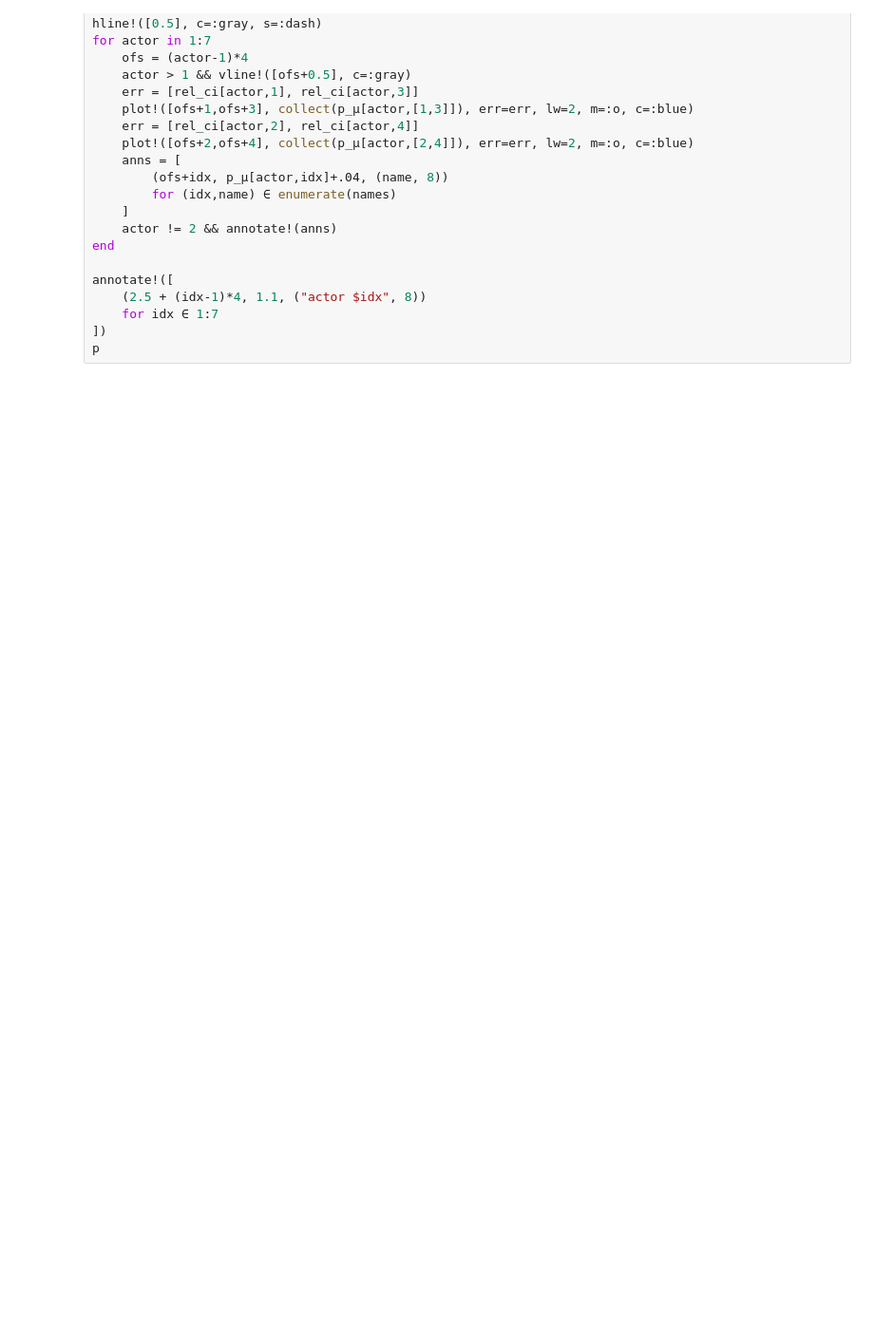
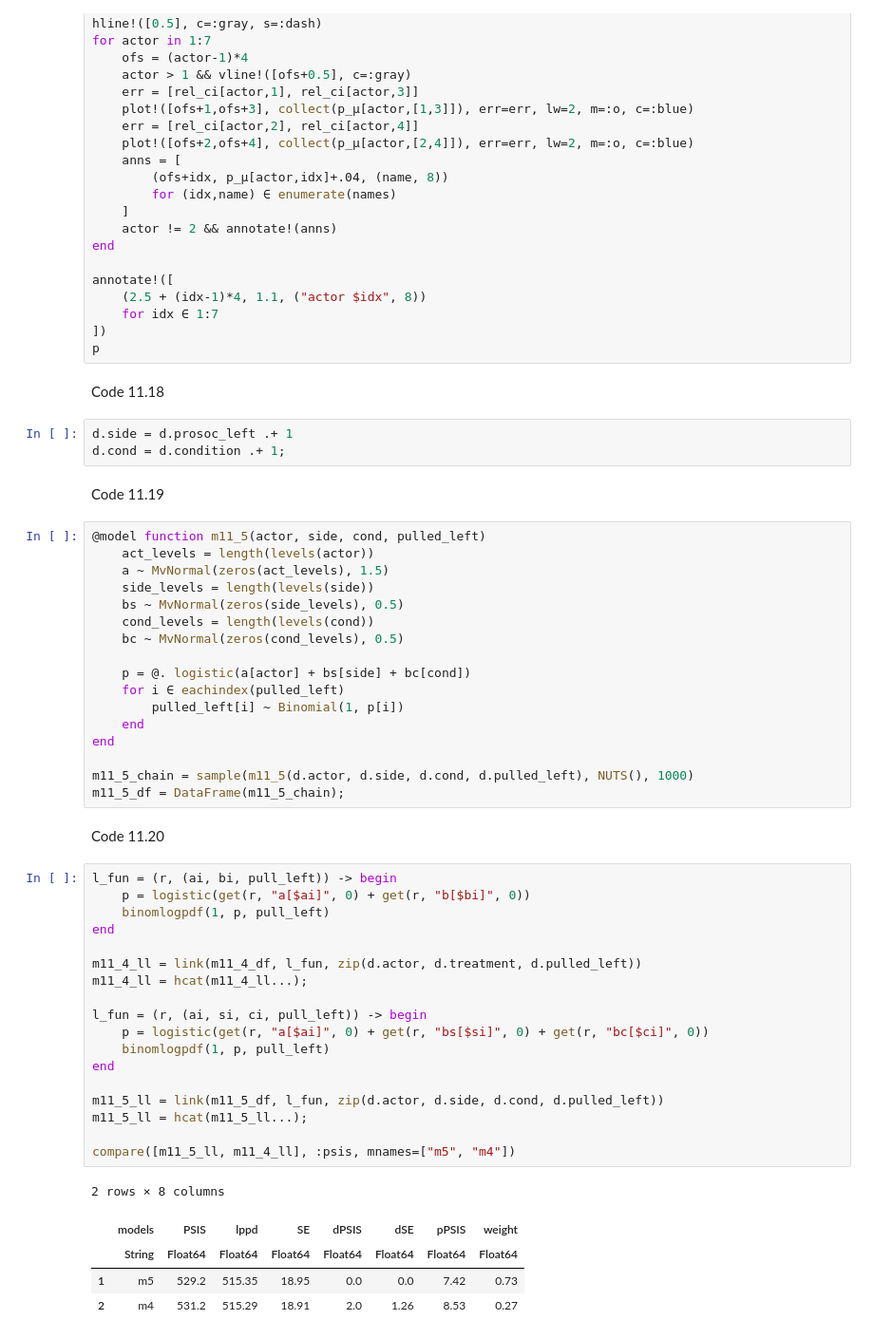
Before and after one commit to Shmuma/rethinking-2ed-julia, a Jupyter notebook: 11-Chapter 11. God Spiked the Integers.ipynb, the cells around one changed output. Shown at 95% size. Drawn from its saved outputs; the diff is of its cells as text; blank space fills up the shorter version.

```diff
--- a/11-Chapter 11. God Spiked the Integers.ipynb
+++ b/11-Chapter 11. God Spiked the Integers.ipynb
@@ -235,3 +235,53 @@ annotate!([
     for idx ∈ 1:7
 ])
 p
+# %% [markdown]
+Code 11.18
+# %%
+d.side = d.prosoc_left .+ 1
+d.cond = d.condition .+ 1;
+# %% [markdown]
+Code 11.19
+# %%
+@model function m11_5(actor, side, cond, pulled_left)
+    act_levels = length(levels(actor))
+    a ~ MvNormal(zeros(act_levels), 1.5)
+    side_levels = length(levels(side))
+    bs ~ MvNormal(zeros(side_levels), 0.5)
+    cond_levels = length(levels(cond))
+    bc ~ MvNormal(zeros(cond_levels), 0.5)
+
+    p = @. logistic(a[actor] + bs[side] + bc[cond])
+    for i ∈ eachindex(pulled_left)
+        pulled_left[i] ~ Binomial(1, p[i])
+    end
+end
+
+m11_5_chain = sample(m11_5(d.actor, d.side, d.cond, d.pulled_left), NUTS(), 1000)
+m11_5_df = DataFrame(m11_5_chain);
+# %% [markdown]
+Code 11.20
+# %%
+l_fun = (r, (ai, bi, pull_left)) -> begin
+    p = logistic(get(r, "a[$ai]", 0) + get(r, "b[$bi]", 0))
+    binomlogpdf(1, p, pull_left)
+end
+
+m11_4_ll = link(m11_4_df, l_fun, zip(d.actor, d.treatment, d.pulled_left))
+m11_4_ll = hcat(m11_4_ll...);
+
+l_fun = (r, (ai, si, ci, pull_left)) -> begin
+    p = logistic(get(r, "a[$ai]", 0) + get(r, "bs[$si]", 0) + get(r, "bc[$ci]", 0))
+    binomlogpdf(1, p, pull_left)
+end
+
+m11_5_ll = link(m11_5_df, l_fun, zip(d.actor, d.side, d.cond, d.pulled_left))
+m11_5_ll = hcat(m11_5_ll...);
+
+compare([m11_5_ll, m11_4_ll], :psis, mnames=["m5", "m4"])
+# %% [output]
+2 rows × 8 columns
+|  | models | PSIS | lppd | SE | dPSIS | dSE | pPSIS | weight |
+|  | String | Float64 | Float64 | Float64 | Float64 | Float64 | Float64 | Float64 |
+| 1 | m5 | 529.2 | 515.35 | 18.95 | 0.0 | 0.0 | 7.42 | 0.73 |
+| 2 | m4 | 531.2 | 515.29 | 18.91 | 2.0 | 1.26 | 8.53 | 0.27 |
```
Also changed, not shown: parts of 3 cells of this notebook, 1 other file.
